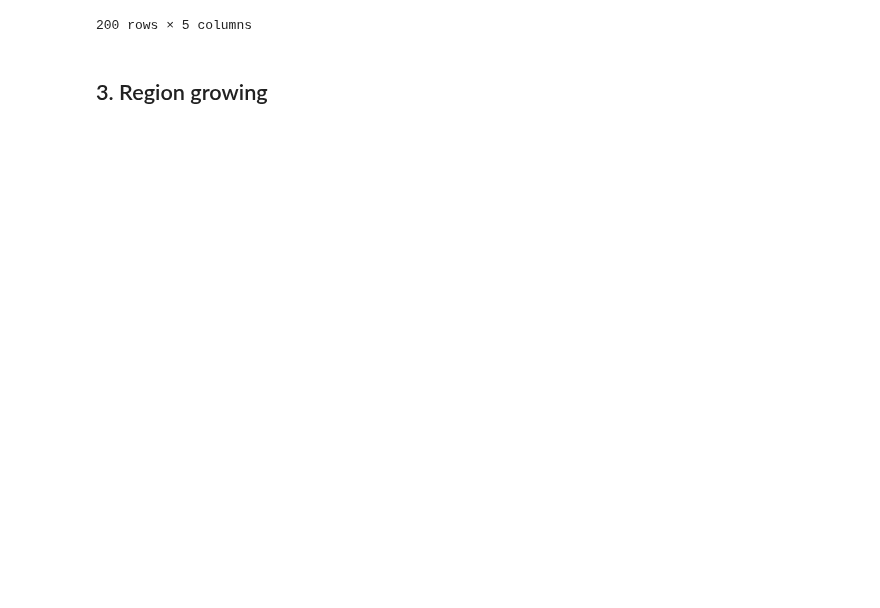
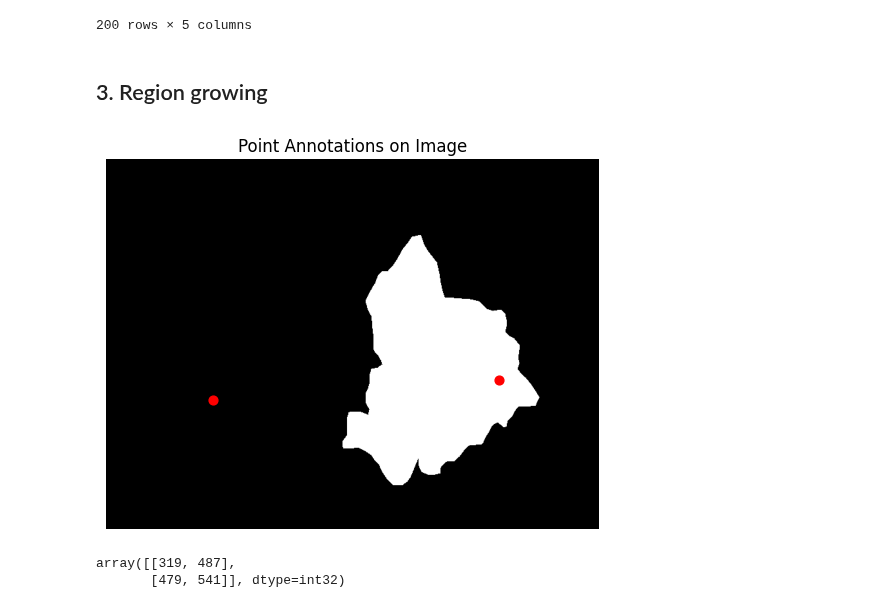
Before and after one commit to klfl1012/IDLCV3, a Jupyter notebook: Get_weak_annotations.ipynb, the cells around one changed output. Cells and saved outputs as stored; diff of their text form; code cells hidden in the pictures; blank space fills up the shorter version.

```diff
--- a/Get_weak_annotations.ipynb
+++ b/Get_weak_annotations.ipynb
@@ -85,3 +95,30 @@ box_df
 200 rows × 5 columns
 # %% [markdown]
 ## 3. Region growing
+# %%
+# 0. Load point annotations from .npy
+point_annotations = np.load('../point_data/1point/IMD006_points.npy')
+
+# 1. Read image corresponding to point annotations
+image_path = os.path.join(base_path, 'IMD006', 'IMD006_lesion', 'IMD006_lesion.bmp')
+# %%
+# 2. Plot image with point annotations
+image = Image.open(image_path)
+# resize_transform = transforms.Resize(resize_dim, interpolation=InterpolationMode.NEAREST)
+# resized_binary_mask = resize_transform(image)
+image_np = np.array(image)
+
+image_pil = Image.fromarray(image_np)
+draw = ImageDraw.Draw(image_pil)
+plt.imshow(image_pil)
+plt.scatter(point_annotations[:, 1], point_annotations[:, 0], c='red', s=40)
+plt.title('Point Annotations on Image')
+plt.axis('off')
+plt.show()
+# %% [output]
+[figure, added]
+# %%
+point_annotations
+# %% [output]
+array([[319, 487],
+       [479, 541]], dtype=int32)
```
Also changed, not shown: parts of 4 cells of this notebook.
